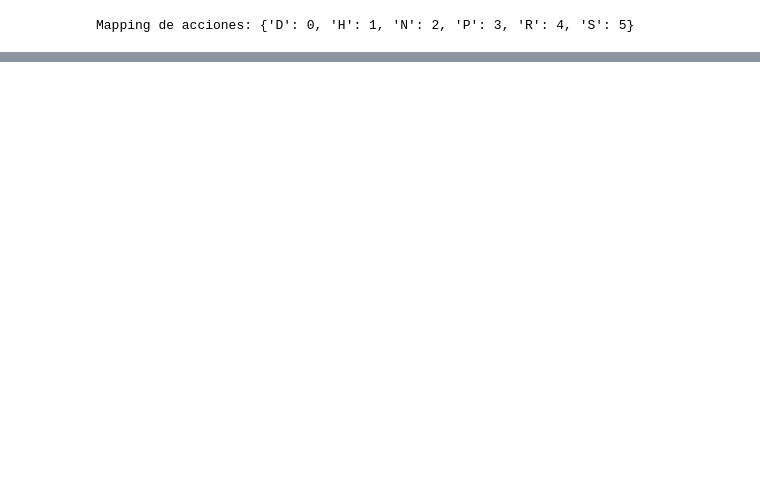
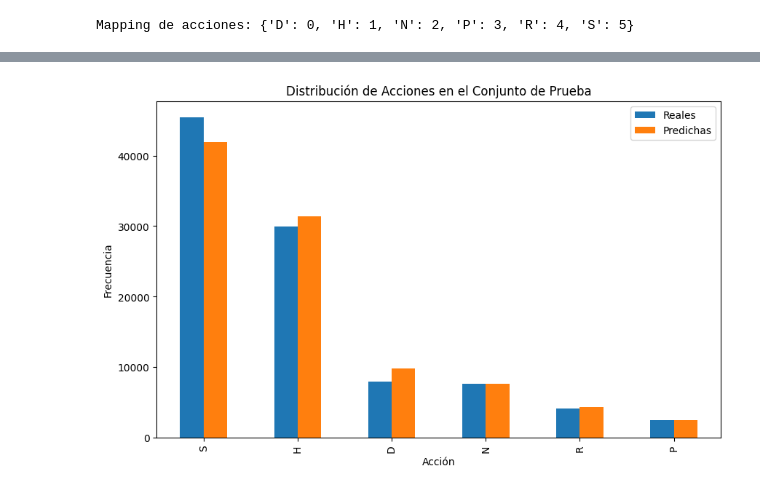
Before and after one commit to andresquez/AIBlackJack, a Jupyter notebook: AIBlackJackV2.ipynb, the cells around one changed output, grey strips where cells are left out. Saved outputs shown, nothing was run; the diff lists cells and outputs as text; code cells hidden in the pictures; blank space fills up the shorter version.

```diff
--- a/AIBlackJackV2.ipynb
+++ b/AIBlackJackV2.ipynb
@@ -834,0 +858,22 @@ Acciones tomadas: ['D']
+# %%
+import seaborn as sns
+
+# Conteo de acciones reales
+actual_action_counts = pd.Series(y_test).map(lambda x: class_names[x]).value_counts()
+# Conteo de acciones predichas
+predicted_action_counts = pd.Series(y_pred).map(lambda x: class_names[x]).value_counts()
+
+# Crear un DataFrame para graficar
+action_distribution = pd.DataFrame({
+    'Reales': actual_action_counts,
+    'Predichas': predicted_action_counts
+})
+
+# Graficar la distribución
+action_distribution.plot(kind='bar', figsize=(10,6))
+plt.title('Distribución de Acciones en el Conjunto de Prueba')
+plt.xlabel('Acción')
+plt.ylabel('Frecuencia')
+plt.show()
+# %% [output]
+[figure, added]
```
Also changed, not shown: parts of 13 cells of this notebook, 1 other file.
